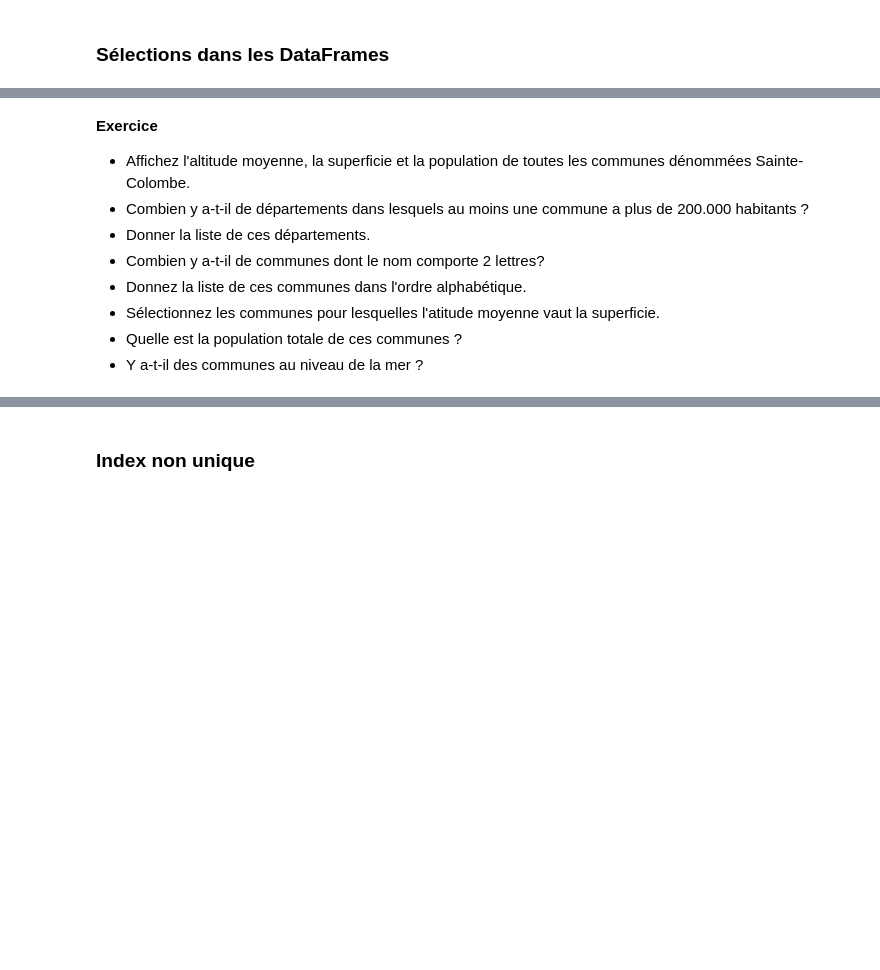
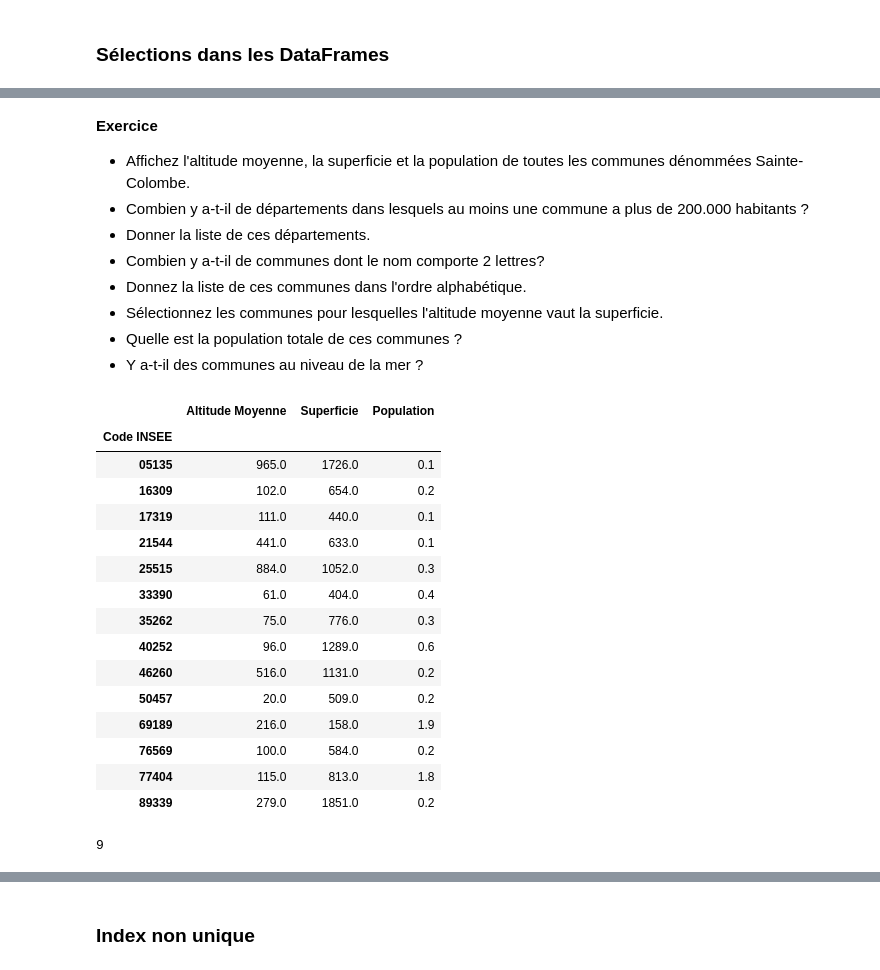
Before and after one commit to cliaigre/Kit-Start-Data, a Jupyter notebook: session2/session2.ipynb, the cells around one changed output, grey strips where cells are left out. Saved outputs shown, nothing was run; the diff lists cells and outputs as text; code cells hidden in the pictures; blank space fills up the shorter version.

```diff
--- a/session2/session2.ipynb
+++ b/session2/session2.ipynb
@@ -392,6 +1701,29 @@ geo.loc[(geo["Département"] == "ESSONNE") & (geo["Population"] > 30.0)]
 - Donner la liste de ces départements.
 - Combien y a-t-il de communes dont le nom comporte 2 lettres?
 - Donnez la liste de ces communes dans l'ordre alphabétique.
-- Sélectionnez les communes pour lesquelles l'atitude moyenne vaut la superficie.
+- Sélectionnez les communes pour lesquelles l'altitude moyenne vaut la superficie.
 - Quelle est la population totale de ces communes ?
 - Y a-t-il des communes au niveau de la mer ?
+# %%
+geo.loc[geo['Commune']=='SAINTE-COLOMBE', ['Altitude Moyenne','Superficie','Population']]
+# %% [output]
+|  | Altitude Moyenne | Superficie | Population |
+| Code INSEE |  |  |  |
+| 05135 | 965.0 | 1726.0 | 0.1 |
+| 16309 | 102.0 | 654.0 | 0.2 |
+| 17319 | 111.0 | 440.0 | 0.1 |
+| 21544 | 441.0 | 633.0 | 0.1 |
+| 25515 | 884.0 | 1052.0 | 0.3 |
+| 33390 | 61.0 | 404.0 | 0.4 |
+| 35262 | 75.0 | 776.0 | 0.3 |
+| 40252 | 96.0 | 1289.0 | 0.6 |
+| 46260 | 516.0 | 1131.0 | 0.2 |
+| 50457 | 20.0 | 509.0 | 0.2 |
+| 69189 | 216.0 | 158.0 | 1.9 |
+| 76569 | 100.0 | 584.0 | 0.2 |
+| 77404 | 115.0 | 813.0 | 1.8 |
+| 89339 | 279.0 | 1851.0 | 0.2 |
+# %%
+geo.loc[geo['Population']>200, 'Département'].nunique()
+# %% [output]
+9
```
Also changed, not shown: parts of 161 cells of this notebook.
